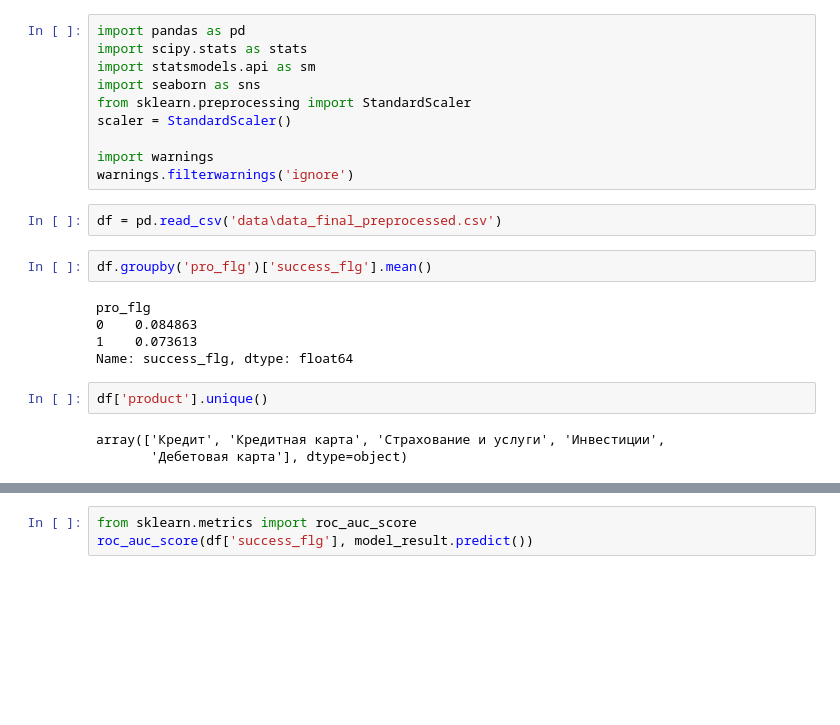
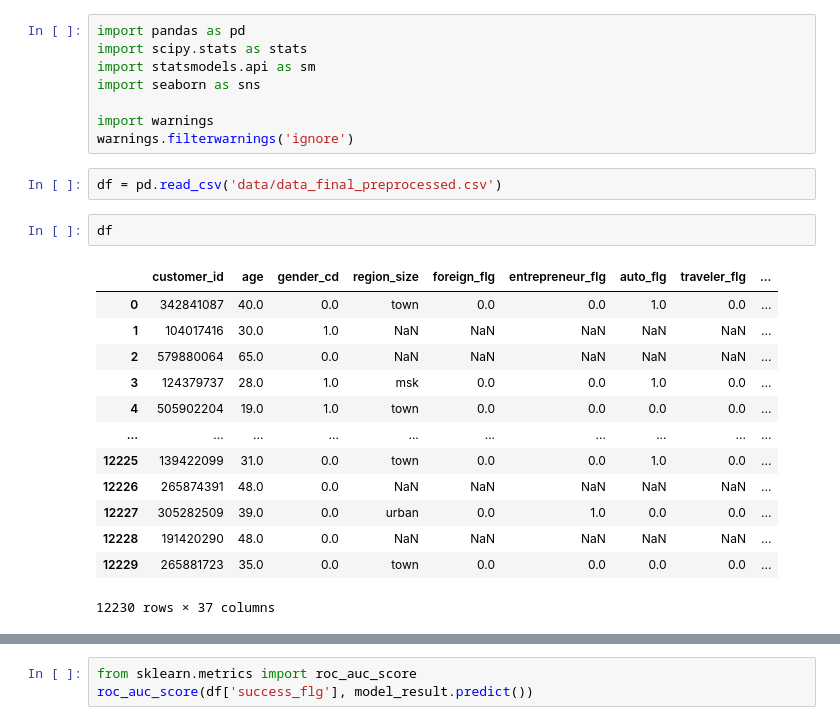
Before and after one commit to bygaga993/bread_dano_2024, a Jupyter notebook: Code/test.ipynb, the cells around one changed output, grey strips where cells are left out. Cells and saved outputs as stored; diff of their text form; blank space fills up the shorter version.

```diff
--- a/Code/test.ipynb
+++ b/Code/test.ipynb
@@ -3,22 +3,24 @@ import pandas as pd
 import scipy.stats as stats
 import statsmodels.api as sm
 import seaborn as sns
-from sklearn.preprocessing import StandardScaler
-scaler = StandardScaler()
 
 import warnings
 warnings.filterwarnings('ignore')
-# %%
-df = pd.read_csv('data\data_final_preprocessed.csv')
-# %%
-df.groupby('pro_flg')['success_flg'].mean()
-# %% [output]
-pro_flg
-0    0.084863
-1    0.073613
-Name: success_flg, dtype: float64
-# %%
-df['product'].unique()
-# %% [output]
-array(['Кредит', 'Кредитная карта', 'Страхование и услуги', 'Инвестиции',
-       'Дебетовая карта'], dtype=object)
+# %%
+df = pd.read_csv('data/data_final_preprocessed.csv')
+# %%
+df
+# %% [output]
+|  | customer_id | age | gender_cd | region_size | foreign_flg | entrepreneur_flg | auto_flg | traveler_flg | ... |
+| 0 | 342841087 | 40.0 | 0.0 | town | 0.0 | 0.0 | 1.0 | 0.0 | ... |
+| 1 | 104017416 | 30.0 | 1.0 | NaN | NaN | NaN | NaN | NaN | ... |
+| 2 | 579880064 | 65.0 | 0.0 | NaN | NaN | NaN | NaN | NaN | ... |
+| 3 | 124379737 | 28.0 | 1.0 | msk | 0.0 | 0.0 | 1.0 | 0.0 | ... |
+| 4 | 505902204 | 19.0 | 1.0 | town | 0.0 | 0.0 | 0.0 | 0.0 | ... |
+| ... | ... | ... | ... | ... | ... | ... | ... | ... | ... |
+| 12225 | 139422099 | 31.0 | 0.0 | town | 0.0 | 0.0 | 1.0 | 0.0 | ... |
+| 12226 | 265874391 | 48.0 | 0.0 | NaN | NaN | NaN | NaN | NaN | ... |
+| 12227 | 305282509 | 39.0 | 0.0 | urban | 0.0 | 1.0 | 0.0 | 0.0 | ... |
+| 12228 | 191420290 | 48.0 | 0.0 | NaN | NaN | NaN | NaN | NaN | ... |
+| 12229 | 265881723 | 35.0 | 0.0 | town | 0.0 | 0.0 | 0.0 | 0.0 | ... |
+12230 rows × 37 columns
```
Also changed, not shown: parts of 20 cells of this notebook, 3 other files.
